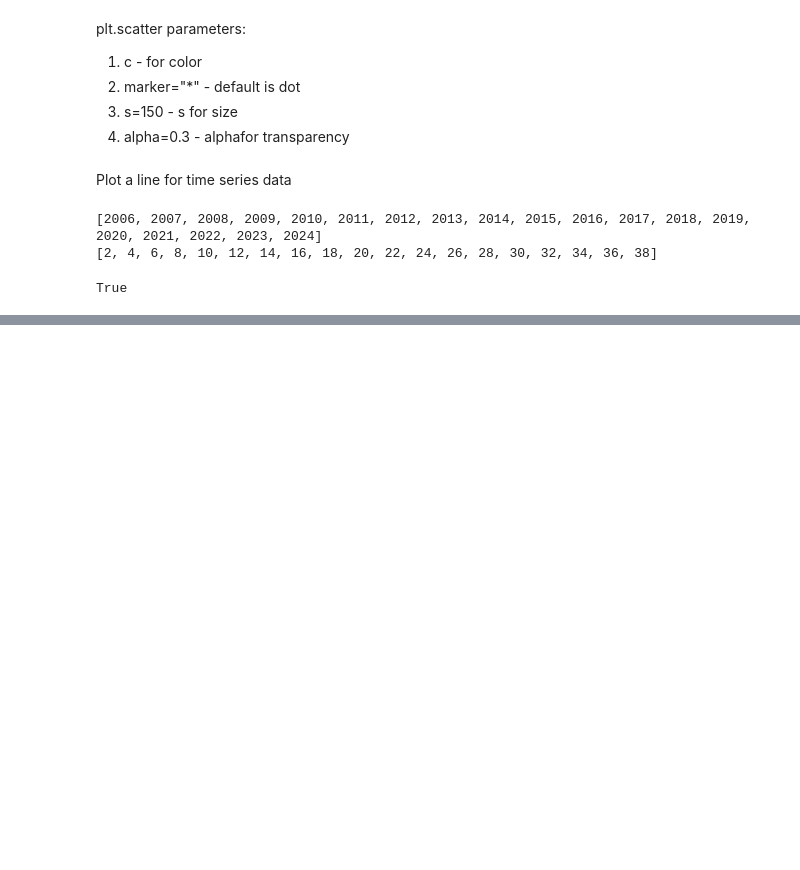
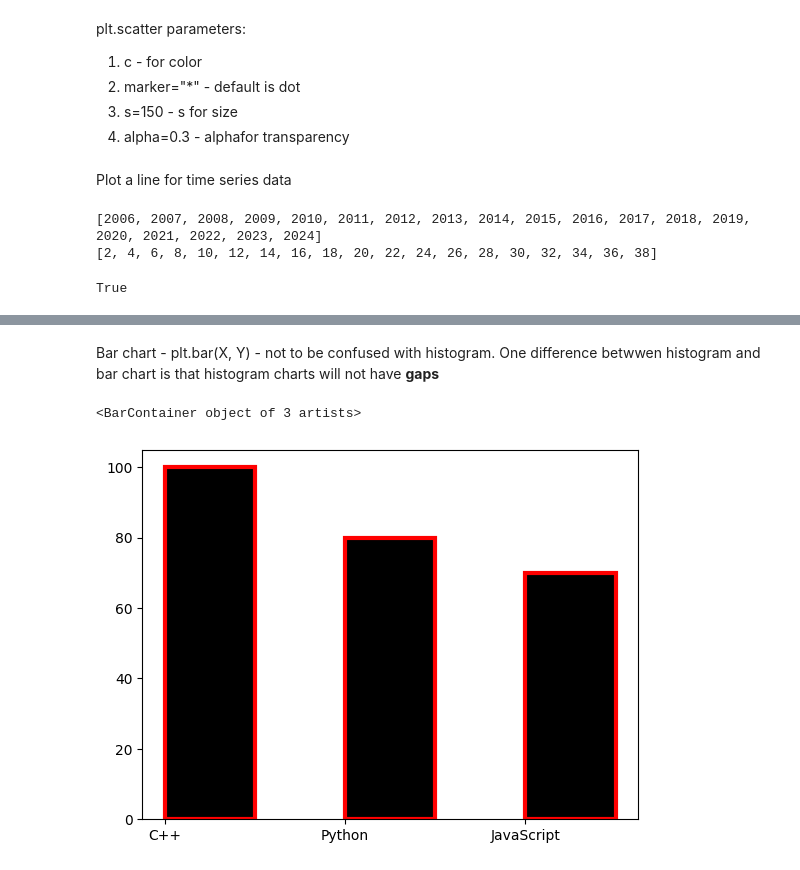
Before and after one commit to pauldebayan/ml_notebooks, a Jupyter notebook: Matplotlib.ipynb, the cells around one changed output, grey strips where cells are left out. Saved outputs shown, nothing was run; the diff lists cells and outputs as text; code cells hidden in the pictures; blank space fills up the shorter version.

```diff
--- a/Matplotlib.ipynb
+++ b/Matplotlib.ipynb
@@ -54,0 +62,10 @@ We can use plt.scatter(years, bank_balance) but it will not be connected
+# %%
+languages = ['C++', 'Python', 'JavaScript']
+votes = [100, 80, 70]
+# %% [markdown]
+Bar chart - plt.bar(X, Y) - not to be confused with histogram. One difference betwwen histogram and bar chart is that histogram charts will not have **gaps**
+# %%
+plt.bar(languages, votes, color="#000", align="edge", width=0.5, edgecolor="r", lw=3)
+# %% [output]
+<BarContainer object of 3 artists>
+[figure, added]
```
Also changed, not shown: parts of 5 cells of this notebook.
